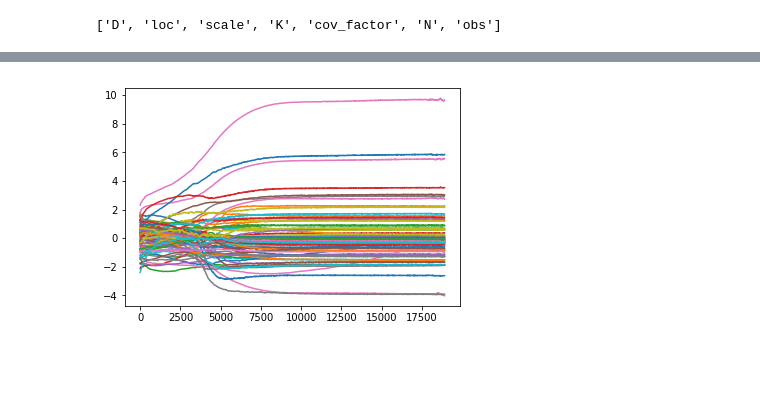
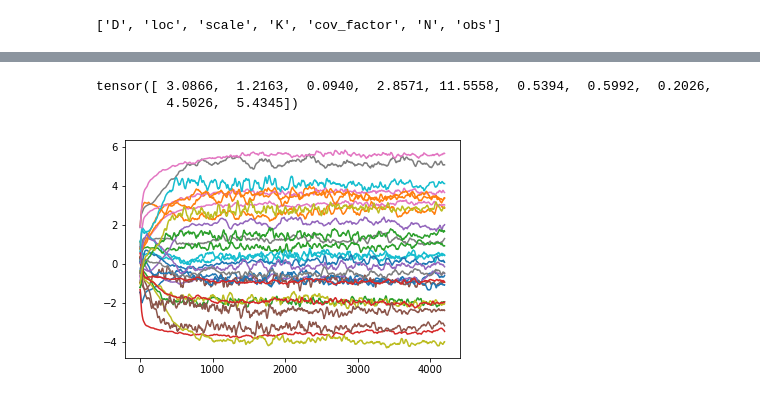
Before and after one commit to deoxyribose/compositions_mixtures_factors, a Jupyter notebook: vi_vs_mcmc/factorVIfactorTransfer.ipynb, the cells around one changed output, grey strips where cells are left out. Saved outputs shown, nothing was run; the diff lists cells and outputs as text; code cells hidden in the pictures; blank space fills up the shorter version.

Commit message:
SVI with subsampling and appropriate lr schedule is fast and accurate

```diff
--- a/vi_vs_mcmc/factorVIfactorTransfer.ipynb
+++ b/vi_vs_mcmc/factorVIfactorTransfer.ipynb
@@ -77,29 +85,34 @@ def guide(X, hyperparameters):
         cov_diag_scale = pyro.param('scale_scale', scalescale, constraint=constraints.positive)
         # sample variables
         loc = pyro.sample('loc', dst.Normal(loc_loc,loc_scale))
+        cov_diag = pyro.sample('scale', dst.LogNormal(cov_diag_loc, cov_diag_scale))
         with pyro.plate('K', K, dim=-2):
             cov_factor_loc = pyro.param('cov_factor_loc_{}'.format(K), cov_factor_loc)
             cov_factor_scale = pyro.param('cov_factor_scale_{}'.format(K), cov_factor_scale, constraint=constraints.positive)
             cov_factor = pyro.sample('cov_factor', dst.Normal(cov_factor_loc, cov_factor_scale))
         cov_factor = cov_factor.transpose(0,1)
-        cov_diag = pyro.sample('scale', dst.LogNormal(cov_diag_loc, cov_diag_scale))
-    return loc, cov_factor, cov_diag
+    return loc, cov_diag, cov_factor
 # %%
 track_params = True
 def per_param_callable(module_name, param_name):
     #return {"lr": 0.01, "betas": (0.9, 0.8)} # too much momentum slows down learning apparently
     #return {"lr": 0.005, "betas": (0.9, 0.9)} # too much momentum slows down learning apparently
-    return {"lr": 0.01, "betas": (0.90, 0.999)} # from http://pyro.ai/examples/svi_part_i.html
+    #return {"lr": 0.01, "betas": (0.90, 0.999)} # from http://pyro.ai/examples/svi_part_i.html
+    return {"lr": 0.1, "betas": (0.90, 0.999)} # from http://pyro.ai/examples/svi_part_i.html
     #return {"lr": 0.001, 'betas': [0.9, 0.99]}
     #return {"lr": 0.01, 'betas': [0.9, 0.99]}
     #return {"lr": 0.1, 'betas': [0.9, 0.99]}
 # %%
 pyro.clear_param_store()
 # %%
-conditioned_model = pyro.condition(model, data = {'obs': data})
+conditioned_model = model
+#conditioned_model = pyro.condition(model, data = {'obs': data})
 optim = torch.optim.Adam
-scheduler = pyro.optim.ExponentialLR({'optimizer': optim, 'optim_args': per_param_callable, 'gamma': 0.99 })
+scheduler = pyro.optim.ExponentialLR({'optimizer': optim, 'optim_args': per_param_callable, 'gamma': 0.9})
+#scheduler = pyro.optim.ExponentialLR({'optimizer': optim, 'optim_args': per_param_callable, 'gamma': 0.99 })
 elbo = Trace_ELBO()
+#elbo = TraceMeanField_ELBO(vectorize_particles=True)
+#elbo = TraceMeanField_ELBO()
 svi = SVI(conditioned_model, guide, scheduler, loss=elbo, num_samples=10)
 # %%
 # Register hooks to monitor gradient norms.
@@ -147,4 +129,5 @@ for name, value in pyro.get_param_store().named_parameters():
 # %%
+start = time.time()
 # optimize
 #for i in range(20000):
 i = 0
@@ -178,6 +161,8 @@ while i < 20000 and any(gradients_are_decreasing):
         param_history = {k:torch.cat([param_history[k],v.unsqueeze(0)],dim=0) for k,v in pyro.get_param_store().items()}
         #print('.' if i % 100 else '\n', end='')
     i += 1
+end = time.time()
+print('\nTraining took {} seconds'.format(round(end - start)))
 params = pyro.get_param_store()
 # %% [output]
 ........................................................................................................................................................................................................ ...
@@ -266,7 +253,12 @@ plt.plot(param_history['loc_loc'].detach().numpy())
+# %%
+true_scale
+# %% [output]
+tensor([ 3.0866,  1.2163,  0.0940,  2.8571, 11.5558,  0.5394,  0.5992,  0.2026,
+         4.5026,  5.4345])
 # %%
-plt.plot(param_history['cov_factor_loc_7'].reshape(-1,K*D).detach().numpy());
+plt.plot(param_history['cov_factor_loc_3'].reshape(-1,K*D).detach().numpy());
 # %% [output]
-[figure, old version]
+[figure, new version]
 # %%
 # MAP
 est_cov_factor = pyro.param('cov_factor_loc_{}'.format(K))
```
Also changed, not shown: parts of 26 cells of this notebook.
